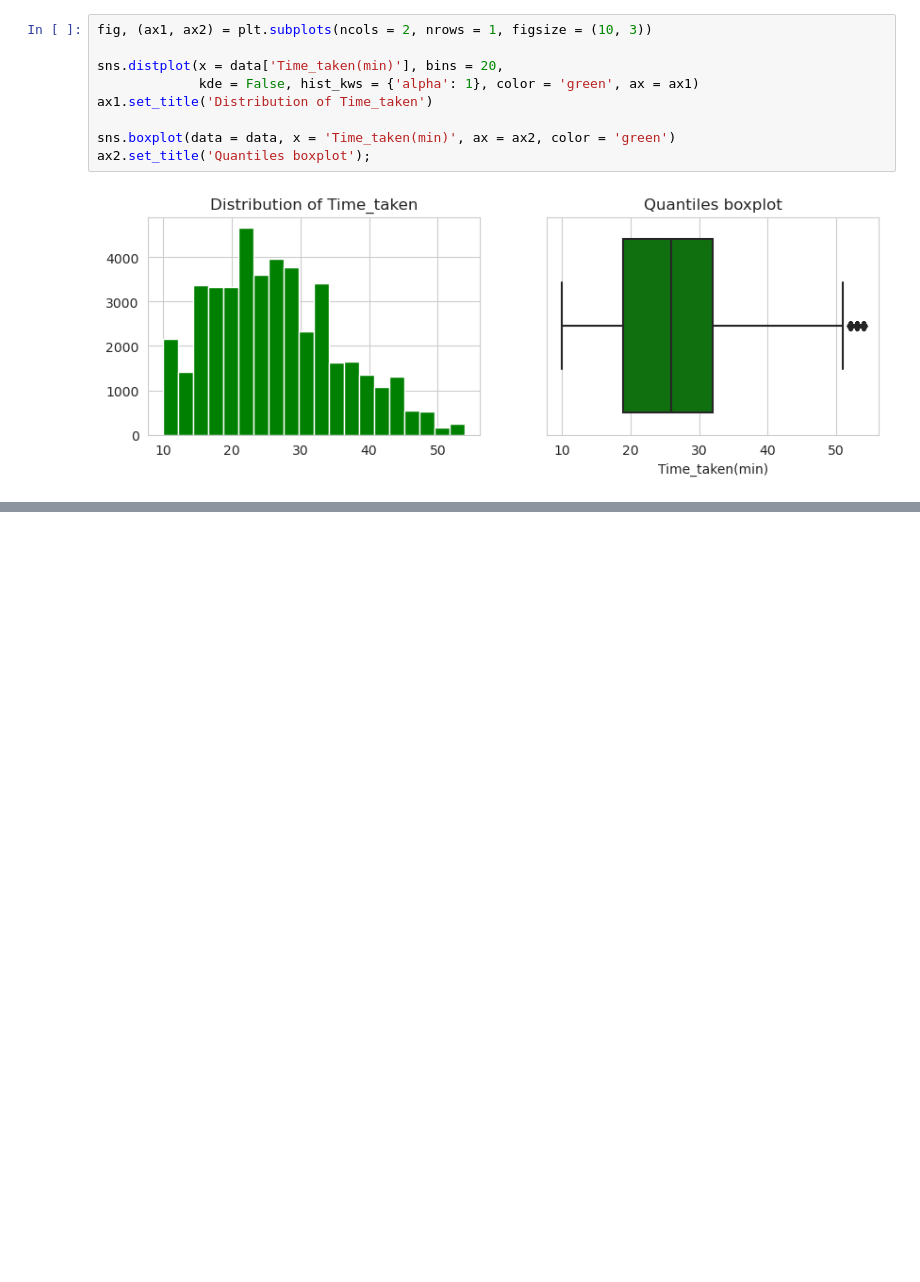
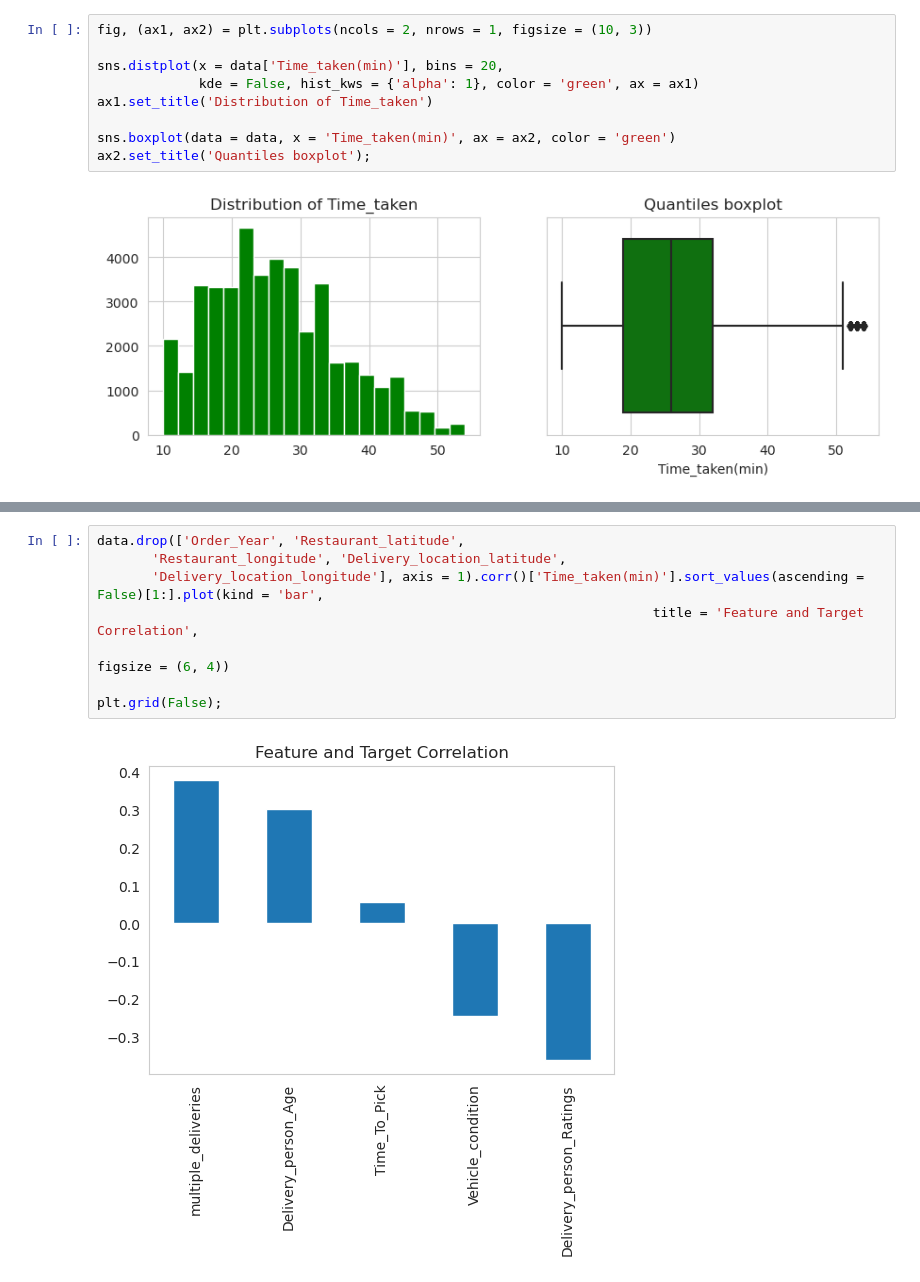
Before and after one commit to liamarguedas/uber-eats-delivery-time, a Jupyter notebook: notebooks/analyze-and-explore-data.ipynb, the cells around one changed output, grey strips where cells are left out. Saved outputs shown, nothing was run; the diff lists cells and outputs as text; blank space fills up the shorter version.

```diff
--- a/notebooks/analyze-and-explore-data.ipynb
+++ b/notebooks/analyze-and-explore-data.ipynb
@@ -50,0 +62,10 @@ data[data['Time_taken(min)'] > data['Time_taken(min)'].quantile(0.99)][['Weather
+# %%
+data.drop(['Order_Year', 'Restaurant_latitude',
+       'Restaurant_longitude', 'Delivery_location_latitude',
+       'Delivery_location_longitude'], axis = 1).corr()['Time_taken(min)'].sort_values(ascending = False)[1:].plot(kind = 'bar',
+                                                                       title = 'Feature and Target Correlation',
+                                                                                                   figsize = (6, 4))
+
+plt.grid(False);
+# %% [output]
+[figure, added]
```
Also changed, not shown: parts of 3 cells of this notebook, 2 other files.
